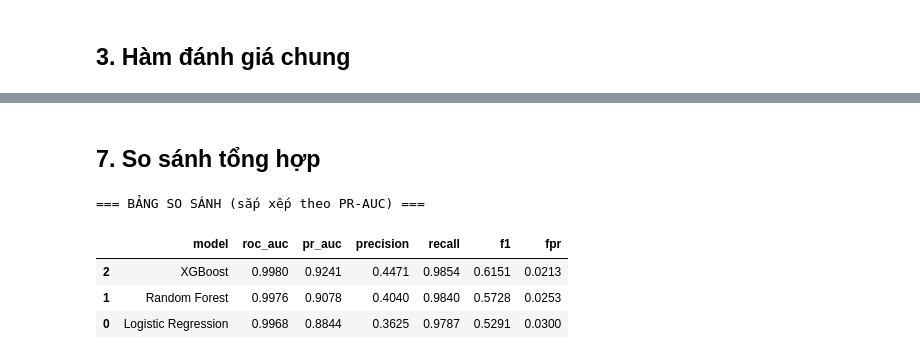
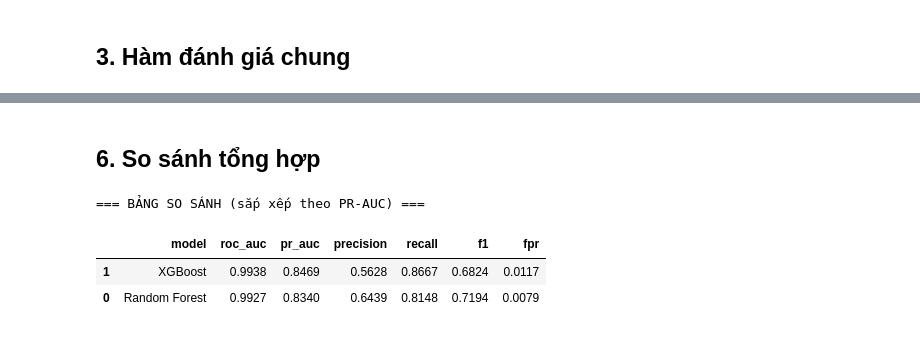
Before and after one commit to wimaniac/Agentic-Fraud-Detection-Investigation, a Jupyter notebook: notebook/03_feature_engineering_baseline.ipynb, the cells around one changed output, grey strips where cells are left out. Drawn from its saved outputs; the diff is of its cells as text; code cells hidden in the pictures.

```diff
--- a/notebook/03_feature_engineering_baseline.ipynb
+++ b/notebook/03_feature_engineering_baseline.ipynb
@@ -422,0 +324,29 @@ FN=50  TP=3,379
+# %%
+from xgboost import XGBClassifier
+# spw = (y_train == 0).sum() / (y_train == 1).sum()
+# 1. Tính toán scale_pos_weight dạng Smoothed (dùng căn bậc 2)
+raw_spw = (y_train == 0).sum() / (y_train == 1).sum()
+spw = np.sqrt(raw_spw)  # Kết quả khoảng ~7.5 (Thay vì 57.3)
+xgb = XGBClassifier(
+    n_estimators=500,           # Tăng max trees, đã có early stopping quản lý
+    max_depth=4,                # Giảm depth từ 6 xuống 4 để tránh học vẹt
+    min_child_weight=10,        # Yêu cầu lá cây phải chứa đủ dữ liệu
+    learning_rate=0.03,         # Hạ nhẹ learning rate để học kỹ hơn
+    subsample=0.8,
+    colsample_bytree=0.8,
+    scale_pos_weight=spw,       # Trọng số dịu hơn giúp cân bằng Precision/Recall
+    reg_alpha=1.0,              # L1 Regularization
+    reg_lambda=5.0,             # L2 Regularization
+    eval_metric="aucpr",
+    random_state=42,
+    n_jobs=-1,
+    early_stopping_rounds=50    # Tăng nhẹ rounds để tránh stop sớm ở dốc cục bộ
+)
+
+xgb.fit(
+    X_train, y_train,
+    eval_set=[(X_val, y_val)],
+    verbose=50
+)
+
+res_xgb = evaluate_model(xgb, X_val, y_val, "XGBoost")
@@ -484,18 +392,16 @@ FN=125  TP=3,304
 # %% [markdown]
-## 7. So sánh tổng hợp
+## 6. So sánh tổng hợp
 # %%
-results = [res_lr, res_rf]
-if res_xgb is not None:
-    results.append(res_xgb)
+results = [res_rf,res_xgb]
+
 
 df_results = pd.DataFrame(results)[["model", "roc_auc", "pr_auc", "precision", "recall", "f1", "fpr"]]
 df_results = df_results.sort_values("pr_auc", ascending=False)
 
 print("\n=== BẢNG SO SÁNH (sắp xếp theo PR-AUC) ===")
 display(df_results.round(4))
 # %% [output]
 === BẢNG SO SÁNH (sắp xếp theo PR-AUC) ===
 |  | model | roc_auc | pr_auc | precision | recall | f1 | fpr |
-| 2 | XGBoost | 0.9980 | 0.9241 | 0.4471 | 0.9854 | 0.6151 | 0.0213 |
-| 1 | Random Forest | 0.9976 | 0.9078 | 0.4040 | 0.9840 | 0.5728 | 0.0253 |
-| 0 | Logistic Regression | 0.9968 | 0.8844 | 0.3625 | 0.9787 | 0.5291 | 0.0300 |
+| 1 | XGBoost | 0.9938 | 0.8469 | 0.5628 | 0.8667 | 0.6824 | 0.0117 |
+| 0 | Random Forest | 0.9927 | 0.8340 | 0.6439 | 0.8148 | 0.7194 | 0.0079 |
```
Also changed, not shown: parts of 22 cells of this notebook, 1 other file.
